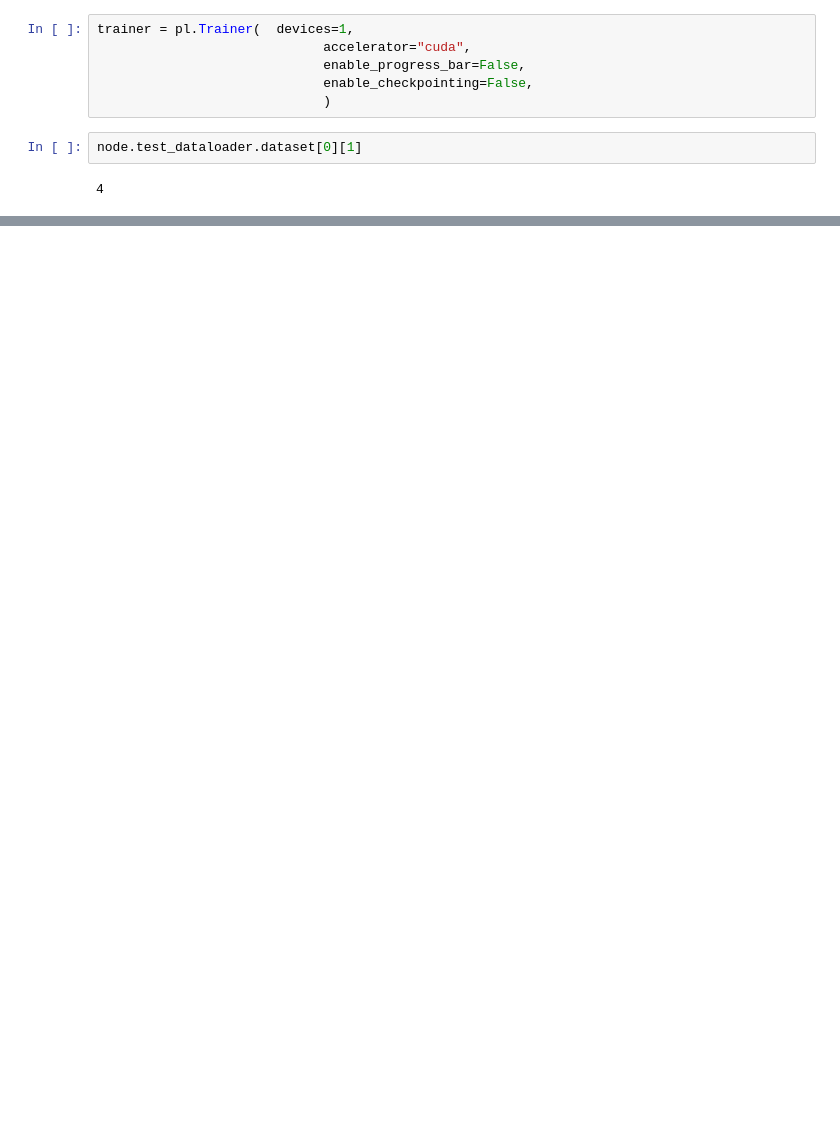
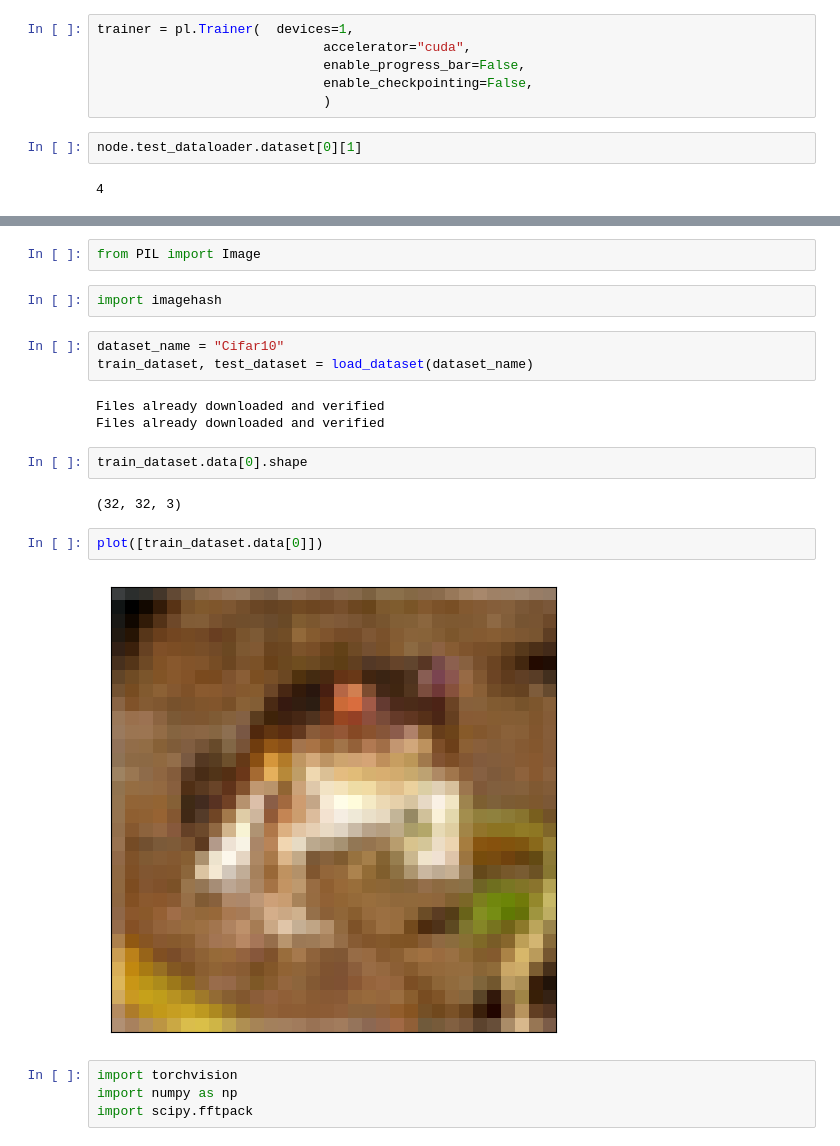
Before and after one commit to luke-feng/beidou, a Jupyter notebook: test.ipynb, the cells around one changed output, grey strips where cells are left out. Cells and saved outputs as stored; diff of their text form; blank space fills up the shorter version.

```diff
--- a/test.ipynb
+++ b/test.ipynb
@@ -1041,0 +817,22 @@ RuntimeError: "nll_loss_forward_reduce_cuda_kernel_2d_index" not implemented for
+# %%
+from PIL import Image
+# %%
+import imagehash
+# %%
+dataset_name = "Cifar10"
+train_dataset, test_dataset = load_dataset(dataset_name)
+# %% [output]
+Files already downloaded and verified
+Files already downloaded and verified
+# %%
+train_dataset.data[0].shape
+# %% [output]
+(32, 32, 3)
+# %%
+plot([train_dataset.data[0]])
+# %% [output]
+[figure, added]
+# %%
+import torchvision
+import numpy as np
+import scipy.fftpack
```
Also changed, not shown: parts of 21 cells of this notebook, 4 other files.
